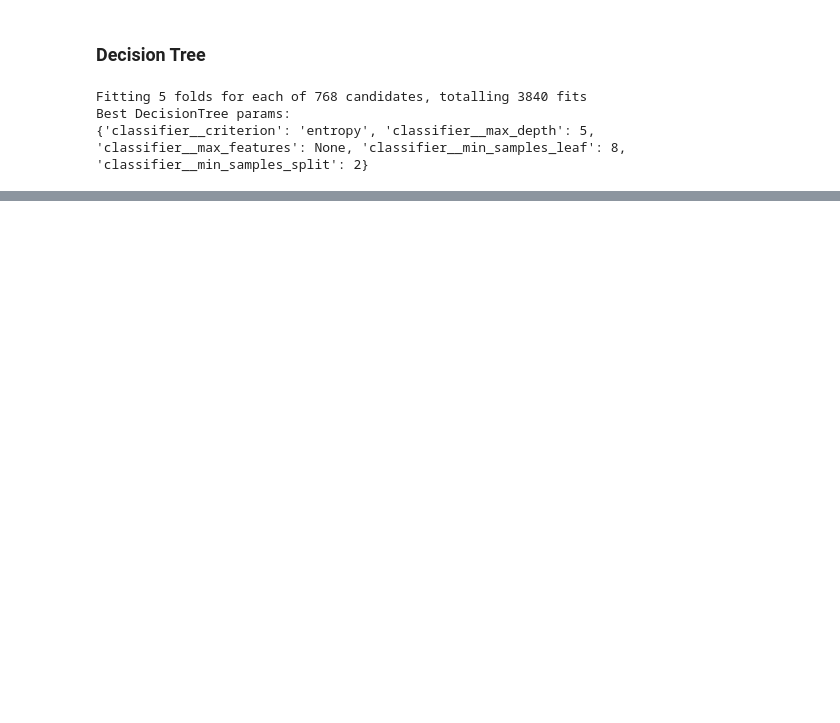
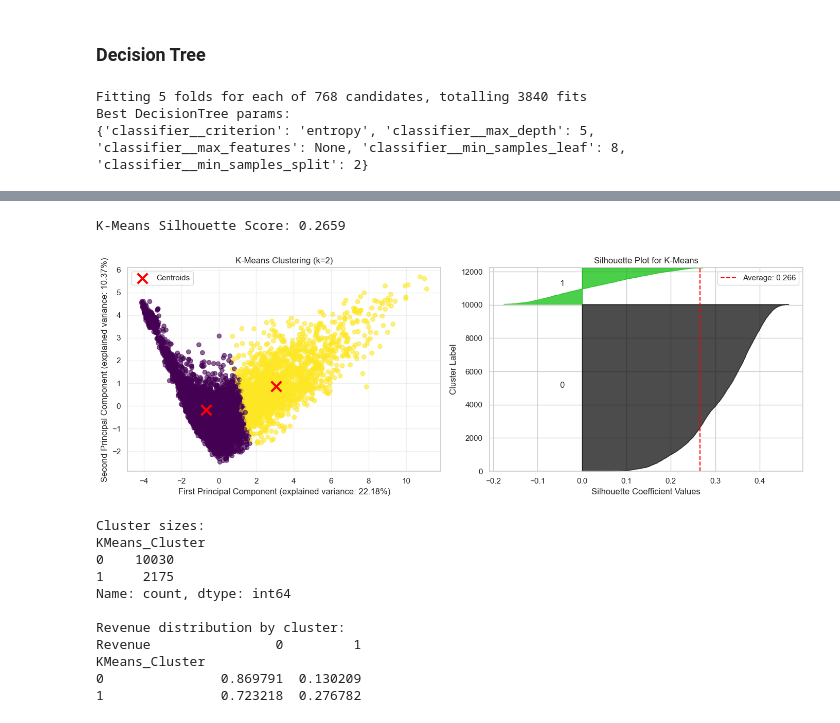
Before and after one commit to dathoangquoc/datasci-asm3, a Jupyter notebook: asm3.ipynb, the cells around one changed output, grey strips where cells are left out. Saved outputs shown, nothing was run; the diff lists cells and outputs as text; code cells hidden in the pictures; blank space fills up the shorter version.

```diff
--- a/asm3.ipynb
+++ b/asm3.ipynb
@@ -494,0 +547,74 @@ ROC AUC: 0.9237430359372338
+# %%
+# Fit K-Means with optimal k
+kmeans = KMeans(n_clusters=optimal_k, random_state=42, n_init=10)
+kmeans_labels = kmeans.fit_predict(X_cluster_scaled)
+
+# Calculate silhouette score
+silhouette_avg = silhouette_score(X_cluster_scaled, kmeans_labels)
+print(f'K-Means Silhouette Score: {silhouette_avg:.4f}')
+
+# Visualize clusters using PCA (reduce to 2D for visualization)
+pca = PCA(n_components=2, random_state=42)
+X_pca = pca.fit_transform(X_cluster_scaled)
+
+fig, axes = plt.subplots(1, 2, figsize=(14, 5))
+
+# Plot clusters
+scatter = axes[0].scatter(X_pca[:, 0], X_pca[:, 1], c=kmeans_labels, cmap='viridis', alpha=0.6)
+axes[0].scatter(kmeans.cluster_centers_[:, 0] if X_cluster_scaled.shape[1] == 2 else
+                pca.transform(kmeans.cluster_centers_)[:, 0],
+                kmeans.cluster_centers_[:, 1] if X_cluster_scaled.shape[1] == 2 else
+                pca.transform(kmeans.cluster_centers_)[:, 1],
+                c='red', marker='x', s=200, linewidths=3, label='Centroids')
+axes[0].set_xlabel(f'First Principal Component (explained variance: {pca.explained_variance_ratio_[0]:.2%})')
+axes[0].set_ylabel(f'Second Principal Component (explained variance: {pca.explained_variance_ratio_[1]:.2%})')
+axes[0].set_title(f'K-Means Clustering (k={optimal_k})')
+axes[0].legend()
+axes[0].grid(True, alpha=0.3)
+
+# Plot silhouette analysis
+sample_silhouette_values = silhouette_samples(X_cluster_scaled, kmeans_labels)
+y_lower = 10
+for i in range(optimal_k):
+    ith_cluster_silhouette_values = sample_silhouette_values[kmeans_labels == i]
+    ith_cluster_silhouette_values.sort()
+    size_cluster_i = ith_cluster_silhouette_values.shape[0]
+    y_upper = y_lower + size_cluster_i
+    color = cm.nipy_spectral(float(i) / optimal_k)
+    axes[1].fill_betweenx(np.arange(y_lower, y_upper), 0, ith_cluster_silhouette_values,
+                         facecolor=color, edgecolor=color, alpha=0.7)
+    axes[1].text(-0.05, y_lower + 0.5 * size_cluster_i, str(i))
+    y_lower = y_upper + 10
+
+axes[1].axvline(x=silhouette_avg, color="red", linestyle="--", label=f'Average: {silhouette_avg:.3f}')
+axes[1].set_xlabel('Silhouette Coefficient Values')
+axes[1].set_ylabel('Cluster Label')
+axes[1].set_title('Silhouette Plot for K-Means')
+axes[1].set_ylim([0, len(X_cluster_scaled) + (optimal_k + 1) * 10])
+axes[1].legend()
+plt.tight_layout()
+plt.show()
+
+# Analyze cluster characteristics
+df_clustered = df_clean.copy()
+df_clustered['KMeans_Cluster'] = kmeans_labels
+
+print('\nCluster sizes:')
+print(df_clustered['KMeans_Cluster'].value_counts().sort_index())
+
+print('\nRevenue distribution by cluster:')
+print(pd.crosstab(df_clustered['KMeans_Cluster'], df_clustered['Revenue'], normalize='index'))
+# %% [output]
+K-Means Silhouette Score: 0.2659
+[figure, added]
+Cluster sizes:
+KMeans_Cluster
+0    10030
+1     2175
+Name: count, dtype: int64
+
+Revenue distribution by cluster:
+Revenue                0         1
+KMeans_Cluster
+0               0.869791  0.130209
+1               0.723218  0.276782
```
Also changed, not shown: parts of 19 cells of this notebook.
